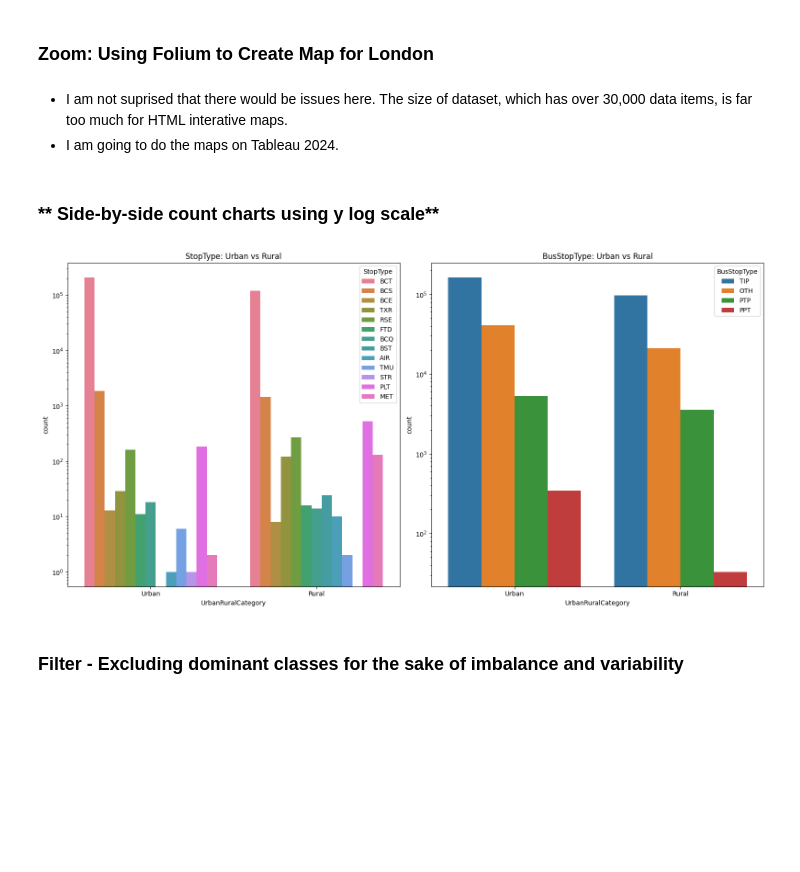
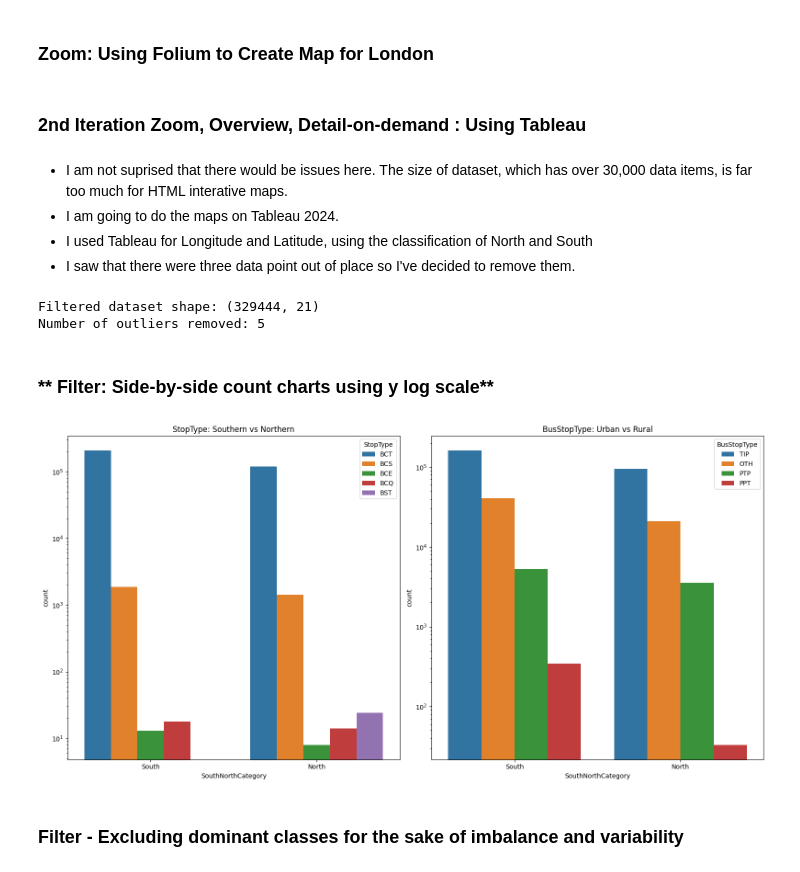
Before and after one commit to CharlieMaguire1/visual_analytics_naptan_disparities_project, a Jupyter notebook: notebooks/visual_analytics.ipynb, the cells around one changed output. Saved outputs shown, nothing was run; the diff lists cells and outputs as text; code cells hidden in the pictures; blank space fills up the shorter version.

Commit message:
Project Completed
There is still more to do, but for now this is where I am stopped until further notice

```diff
--- a/notebooks/visual_analytics.ipynb
+++ b/notebooks/visual_analytics.ipynb
@@ -114,32 +117,63 @@ plt.show()
 
 # Saving the map as an HTML file
 #m.save('../outputs/choropleth_map.html')
+# %% [markdown]
+### 2nd Iteration Zoom, Overview, Detail-on-demand : **Using Tableau**
 # %% [markdown]
 - I am not suprised that there would be issues here. The size of dataset, which has over 30,000 data items, is far too much for HTML interative maps.
 - I am going to do the maps on Tableau 2024.
+- I used Tableau for Longitude and Latitude, using the classification of North and South
+- I saw that there were three data point out of place so I've decided to remove them.
 # %%
+# Define the ATCOCode values to remove
+codes_to_remove = ['260000T11', '5720WDB48433', '5710WDB48478', '260000T12', '260000T13']
+
+# Filter out rows with the specified ATCOCode values
+filtered_data = data[~data['ATCOCode'].isin(codes_to_remove)]
+
+# Verifying the results
+print("Filtered dataset shape:", filtered_data.shape)
+print("Number of outliers removed:", data.shape[0] - filtered_data.shape[0])
+
+# Save the filtered dataset (optional)
+filtered_data.to_parquet('../data/processed/q1_processed_stops_filtered.parquet', index=False)
+
+# This filtered data will be exported to Tableau.
+filtered_data.to_csv('../data/processed/q1_processed_stops.csv', index = False)
+
+# Parquet is not supported, but I will keep it for when I'm finished on Tableau
 filtered_data.to_parquet('../data/processed/filtered_data.parquet')
+# %% [output]
+Filtered dataset shape: (329444, 21)
+Number of outliers removed: 5
 # %% [markdown]
-### ** Side-by-side count charts using y log scale**
+### ** Filter: Side-by-side count charts using y log scale**
 # %%
+# Filtering the data to include only relevant StopTypes and BusStopTypes
+relevant_stoptypes = ['BCT', 'BCS', 'BCE', 'BCQ', 'BST']
+relevant_bus_stoptypes = ['TIP', 'OTH', 'PTP', 'PPT']
+
+# Filtering data for relevant StopTypes and BusStopTypes
+filtered_data = data[data['StopType'].isin(relevant_stoptypes) & data['BusStopType'].isin(relevant_bus_stoptypes)]
+
 # Plotting side-by-side bar charts for StopType and BusStopType distribution
 fig, axes = plt.subplots(1, 2, figsize = (16, 8))
 
 # StopType
-sns.countplot(data = data, x = 'UrbanRuralCategory', hue = 'StopType', ax = axes[0])
-axes[0].set_title('StopType: Urban vs Rural')
+sns.countplot(data=filtered_data, x = 'SouthNorthCategory', hue = 'StopType', ax=axes[0], hue_order=relevant_stoptypes)
+axes[0].set_title('StopType: Southern vs Northern')
 axes[0].set_yscale('log')  # Applying log scale to the y-axis
 
 # BusStopType
-sns.countplot(data = data, x = 'UrbanRuralCategory', hue = 'BusStopType', ax = axes[1])
+sns.countplot(data=filtered_data, x='SouthNorthCategory', hue = 'BusStopType', ax = axes[1], hue_order=relevant_bus_stoptypes)
 axes[1].set_title('BusStopType: Urban vs Rural')
 axes[1].set_yscale('log')  # Applying log scale to the y-axis
 
 plt.tight_layout()
 plt.savefig('../outputs/stop_type_bus_stop_type_comparison.png')
 plt.show()
 # %% [output]
-[figure, old version]
+[figure, new version]
 # %% [markdown]
 ### **Filter** - Excluding dominant classes for the sake of imbalance and variability
 # %%
```
Also changed, not shown: parts of 22 cells of this notebook, 15 other files.
